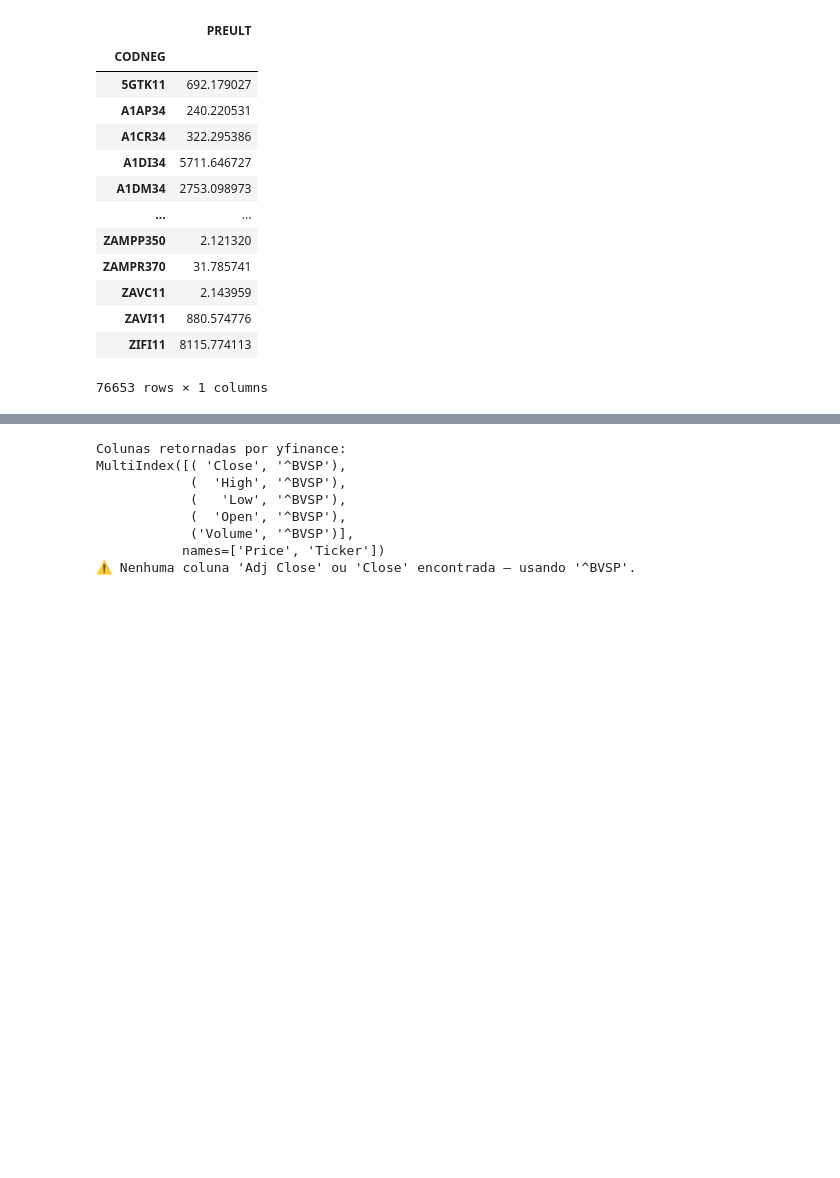
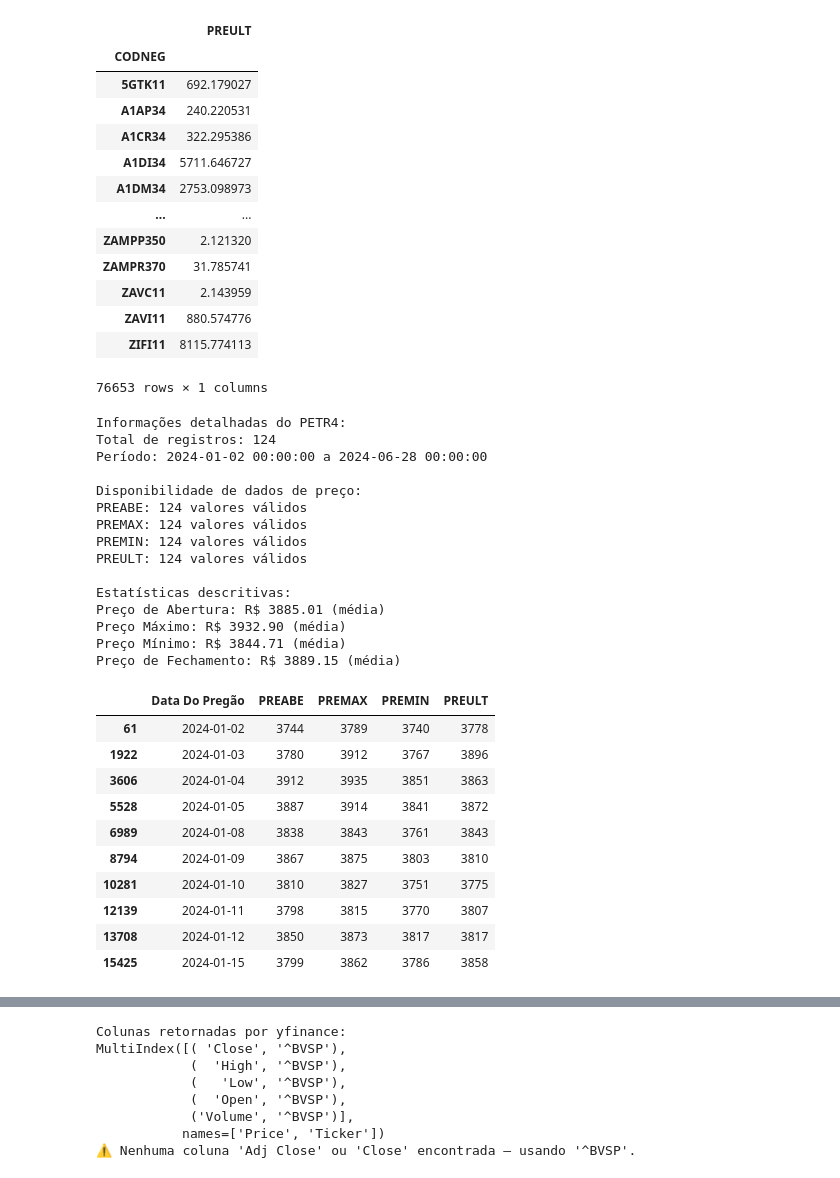
Before and after one commit to Ericdelucas/Inicia-o_Cientifica_BigData_and_DataScience, a Jupyter notebook: PARTE1.ipynb, the cells around one changed output, grey strips where cells are left out. Drawn from its saved outputs; the diff is of its cells as text; code cells hidden in the pictures; blank space fills up the shorter version.

```diff
--- a/PARTE1.ipynb
+++ b/PARTE1.ipynb
@@ -39,5 +75,58 @@ dfSTD
 | ZIFI11 | 8115.774113 |
 76653 rows × 1 columns
 # %%
-dfPETR3=df.query("CODNEG=='PETR3'")
+# Análise detalhada do PETR4 com todos os preços disponíveis
+dfPETR4=df.query("CODNEG=='PETR4'")
+
+print("Informações detalhadas do PETR4:")
+print(f"Total de registros: {len(dfPETR4)}")
+print(f"Período: {dfPETR4['Data Do Pregão'].min()} a {dfPETR4['Data Do Pregão'].max()}")
+
+# Verificar quais colunas de preço têm dados
+colunas_preco = ['PREABE', 'PREMAX', 'PREMIN', 'PREULT']
+print("\nDisponibilidade de dados de preço:")
+for col in colunas_preco:
+    if col in dfPETR4.columns:
+        nao_nulos = dfPETR4[col].notna().sum()
+        print(f"{col}: {nao_nulos} valores válidos")
+
+# Estatísticas descritivas
+print("\nEstatísticas descritivas:")
+if 'PREABE' in dfPETR4.columns and dfPETR4['PREABE'].notna().sum() > 0:
+    print(f"Preço de Abertura: R$ {dfPETR4['PREABE'].mean():.2f} (média)")
+if 'PREMAX' in dfPETR4.columns and dfPETR4['PREMAX'].notna().sum() > 0:
+    print(f"Preço Máximo: R$ {dfPETR4['PREMAX'].mean():.2f} (média)")
+if 'PREMIN' in dfPETR4.columns and dfPETR4['PREMIN'].notna().sum() > 0:
+    print(f"Preço Mínimo: R$ {dfPETR4['PREMIN'].mean():.2f} (média)")
+if 'PREULT' in dfPETR4.columns and dfPETR4['PREULT'].notna().sum() > 0:
+    print(f"Preço de Fechamento: R$ {dfPETR4['PREULT'].mean():.2f} (média)")
+
+dfPETR4[['Data Do Pregão', 'PREABE', 'PREMAX', 'PREMIN', 'PREULT']].head(10)
+# %% [output]
+Informações detalhadas do PETR4:
+Total de registros: 124
+Período: 2024-01-02 00:00:00 a 2024-06-28 00:00:00
+
+Disponibilidade de dados de preço:
+PREABE: 124 valores válidos
+PREMAX: 124 valores válidos
+PREMIN: 124 valores válidos
+PREULT: 124 valores válidos
+
+Estatísticas descritivas:
+Preço de Abertura: R$ 3885.01 (média)
+Preço Máximo: R$ 3932.90 (média)
+Preço Mínimo: R$ 3844.71 (média)
+Preço de Fechamento: R$ 3889.15 (média)
+|  | Data Do Pregão | PREABE | PREMAX | PREMIN | PREULT |
+| 61 | 2024-01-02 | 3744 | 3789 | 3740 | 3778 |
+| 1922 | 2024-01-03 | 3780 | 3912 | 3767 | 3896 |
+| 3606 | 2024-01-04 | 3912 | 3935 | 3851 | 3863 |
+| 5528 | 2024-01-05 | 3887 | 3914 | 3841 | 3872 |
+| 6989 | 2024-01-08 | 3838 | 3843 | 3761 | 3843 |
+| 8794 | 2024-01-09 | 3867 | 3875 | 3803 | 3810 |
+| 10281 | 2024-01-10 | 3810 | 3827 | 3751 | 3775 |
+| 12139 | 2024-01-11 | 3798 | 3815 | 3770 | 3807 |
+| 13708 | 2024-01-12 | 3850 | 3873 | 3817 | 3817 |
+| 15425 | 2024-01-15 | 3799 | 3862 | 3786 | 3858 |
 # %%
```
Also changed, not shown: parts of 5 cells of this notebook, 4 other files.
